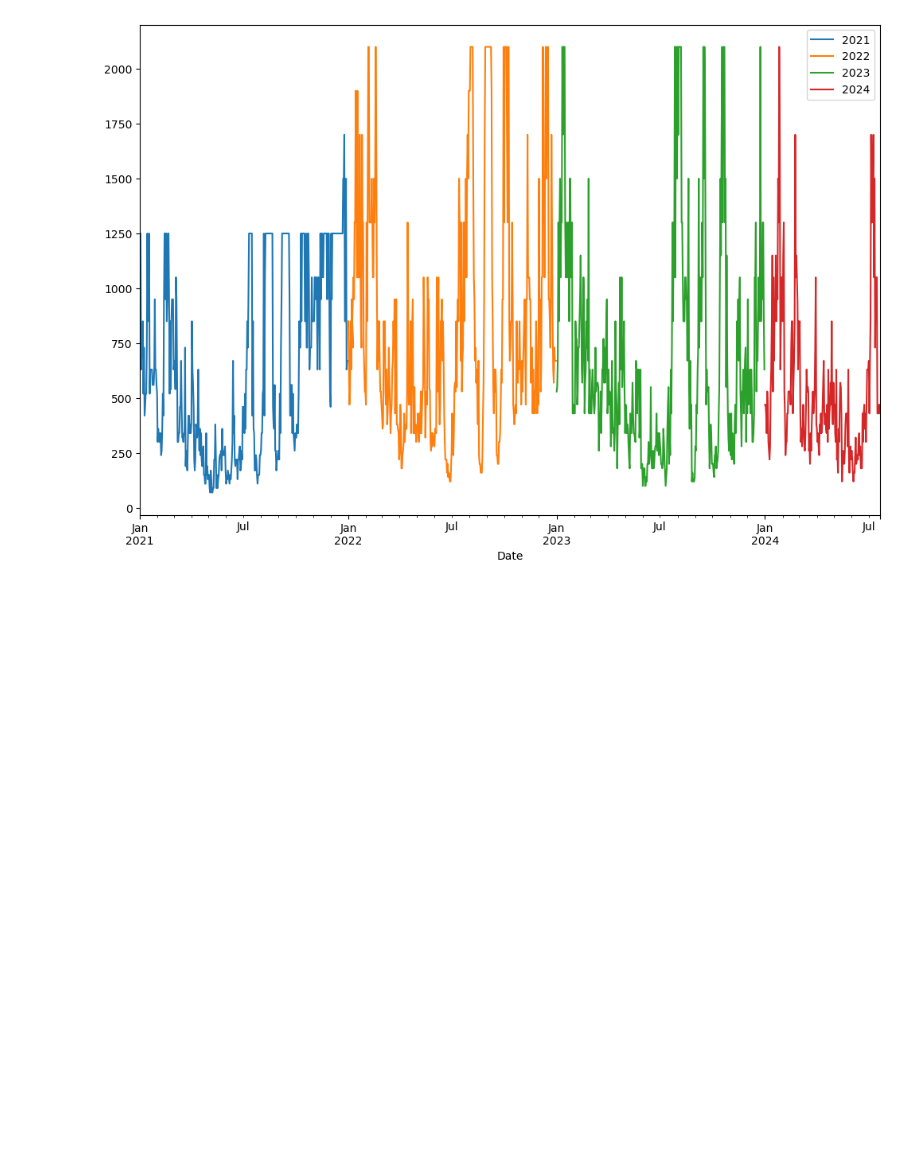
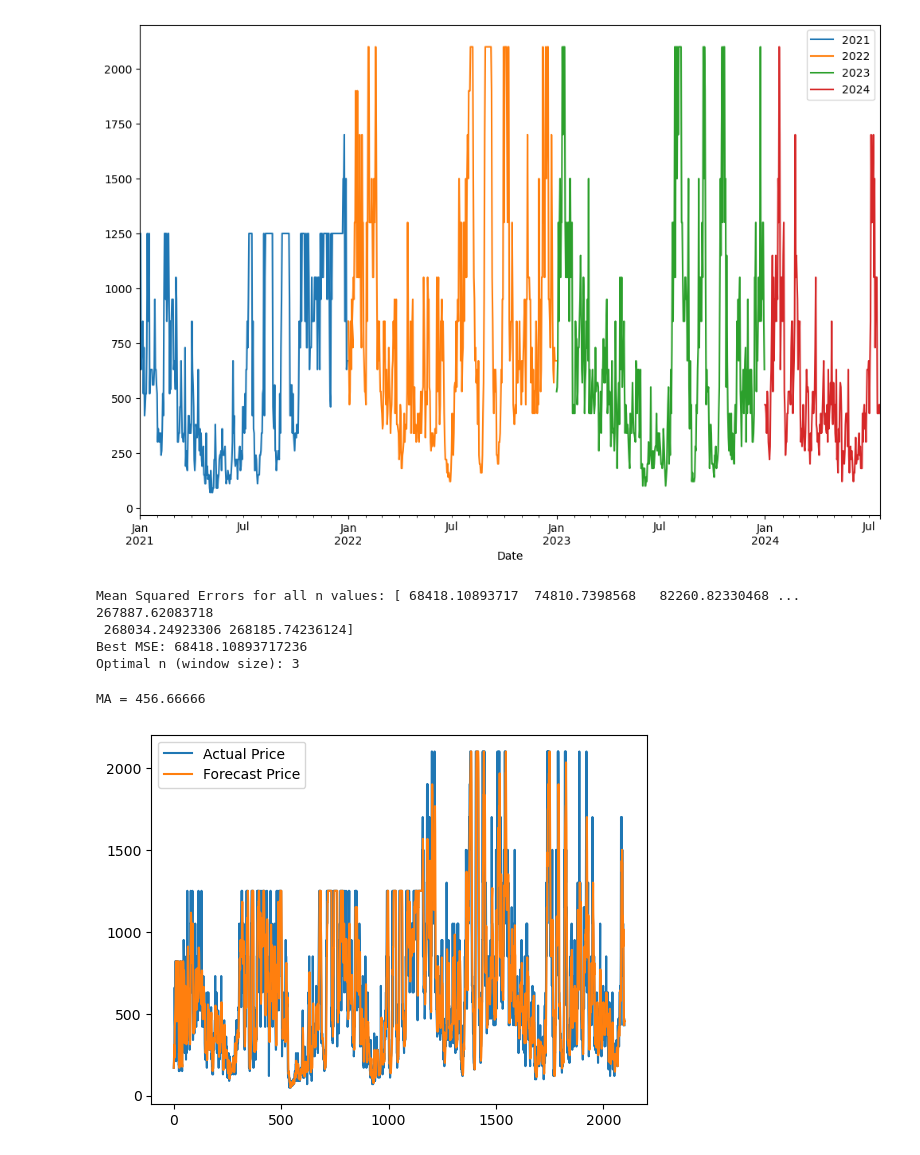
Before and after one commit to Nishaldevadiga/Data-Science, a Jupyter notebook: Mallige-TimeSeries.ipynb, the cells around one changed output. Saved outputs shown, nothing was run; the diff lists cells and outputs as text; code cells hidden in the pictures; blank space fills up the shorter version.

Commit message:
"Moving AVG"

```diff
--- a/Mallige-TimeSeries.ipynb
+++ b/Mallige-TimeSeries.ipynb
@@ -267,3 +267,59 @@ plt.legend(['2021','2022','2023','2024'])
 plt.show()
 # %% [output]
 [figure]
+# %%
+df=df.drop('year',axis=1)
+# %%
+##Moving Average
+
+# Assuming df is already defined with the 'Price' column
+optimal_n = None
+best_mse = None
+
+# Extract 'Price' column as a numpy array of type float32
+db = df[['Price']].values.astype('float32')
+
+# Prepare an array to store MSE results for each window size n
+mean_results_for_all_possible_n_values = np.zeros(int(len(db)/2 - 2))
+
+# Iterate over possible window sizes n, starting from 3 to len(db)/2
+for n in range(3, int(len(db)/2 + 1)):
+    mean_for_n = np.zeros(len(db) - n)
+
+    # Calculate the MSE for each position i
+    for i in range(0, len(db) - n):
+        mean_for_n[i] = np.power(np.mean(db[:, 0][i:i + n]) - db[i + n][0], 2)
+
+    # Store the average MSE for the current n
+    mean_results_for_all_possible_n_values[n - 3] = np.mean(mean_for_n)
+
+# Get the optimal n and the best MSE
+optimal_n = np.argmin(mean_results_for_all_possible_n_values) + 3  # Add 3 since n starts from 3
+best_mse = np.min(mean_results_for_all_possible_n_values)
+
+# Output results
+print("Mean Squared Errors for all n values:", mean_results_for_all_possible_n_values)
+print("Best MSE:", best_mse)
+print("Optimal n (window size):", optimal_n)
+# %% [output]
+Mean Squared Errors for all n values: [ 68418.10893717  74810.7398568   82260.82330468 ... 267887.62083718
+ 268034.24923306 268185.74236124]
+Best MSE: 68418.10893717236
+Optimal n (window size): 3
+# %%
+##forecast the t+1 observation
+print("MA =",np.mean(db[:, 0][len(db)-optimal_n:len(db)]))
+# %% [output]
+MA = 456.66666
+# %%
+forecast=np.zeros(len(db)+1)
+for i in range(0,optimal_n):
+    forecast[i]=db[i][0]
+for i in range(0,len(db)-optimal_n+1):
+    forecast[i+optimal_n]=np.mean(db[:,0][i:i+optimal_n])
+plt.plot(db[:, 0],label= 'Actual Price')
+plt.plot(forecast,label="Forecast Price")
+plt.legend()
+plt.show()
+# %% [output]
+[figure, added]
```
Also changed, not shown: parts of 1 cell of this notebook.
